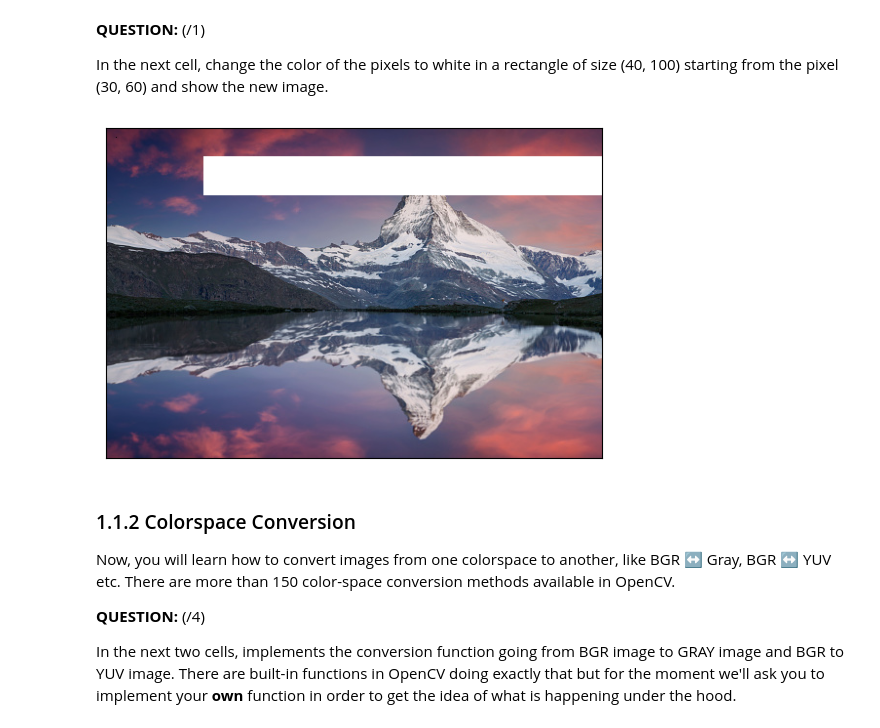
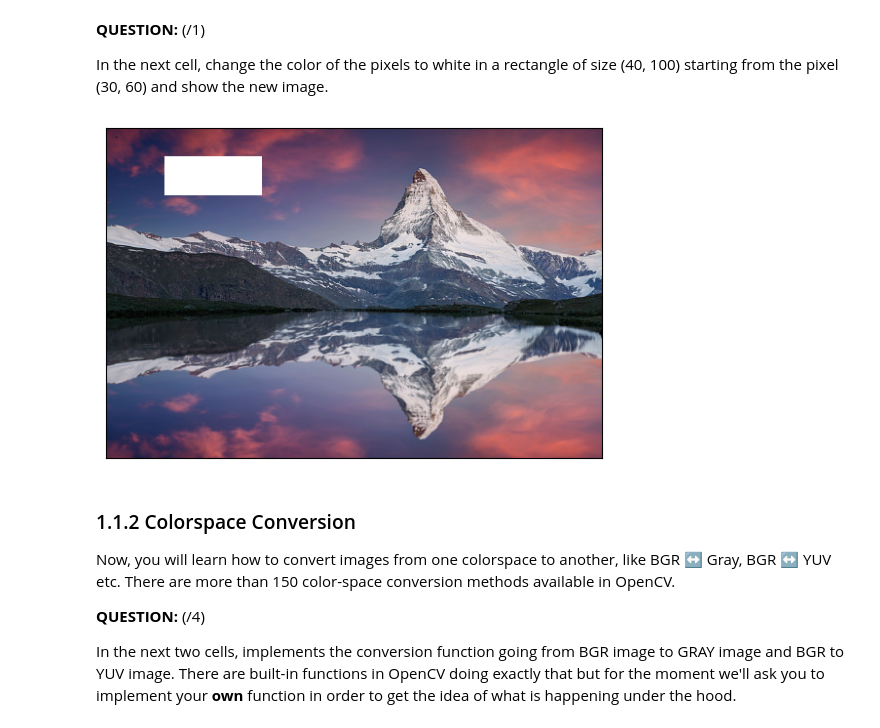
Before and after one commit to CaspHenk/IPLAB_2025, a Jupyter notebook: Labs/Lab1/01_introduction_image_processing_2024.ipynb, the cells around one changed output. Saved outputs shown, nothing was run; the diff lists cells and outputs as text; code cells hidden in the pictures.

```diff
--- a/Labs/Lab1/01_introduction_image_processing_2024.ipynb
+++ b/Labs/Lab1/01_introduction_image_processing_2024.ipynb
@@ -96,13 +96,13 @@ In the next cell, change the color of the pixels to white in a rectangle of size
 # %%
 # modifying pixel value
 
 ## YOUR CODE HERE
-img[30:30+40,100:100100+60,:] = 255
+img[30:30+40,60:60+100,:] = 255
 
 # Display the modified image with white rectangle
 display_image(img);
 # %% [output]
-[figure, old version]
+[figure, new version]
 # %% [markdown]
 ### 1.1.2 Colorspace Conversion
 
```
Also changed, not shown: parts of 5 cells of this notebook.
